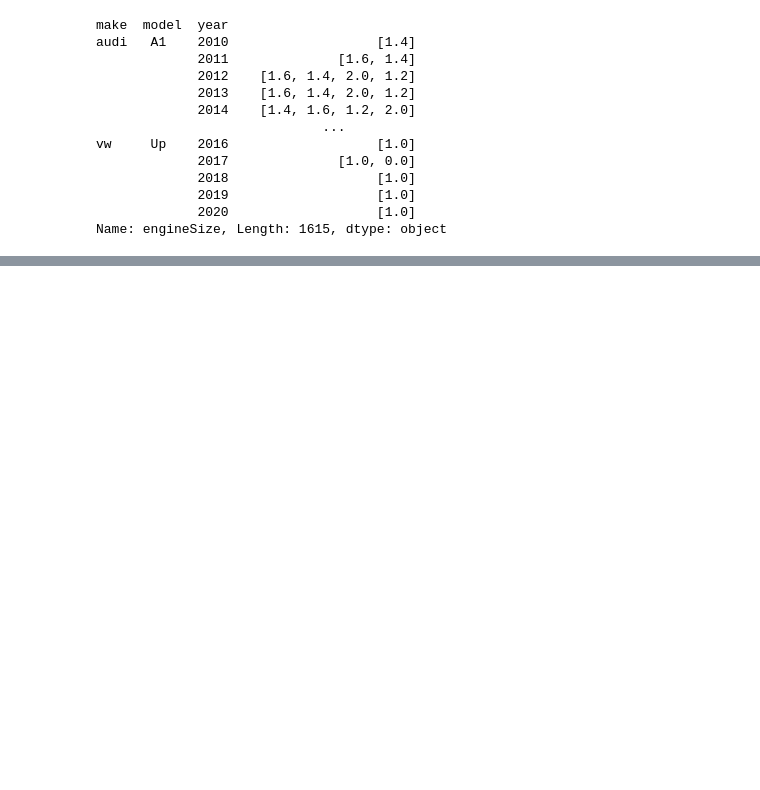
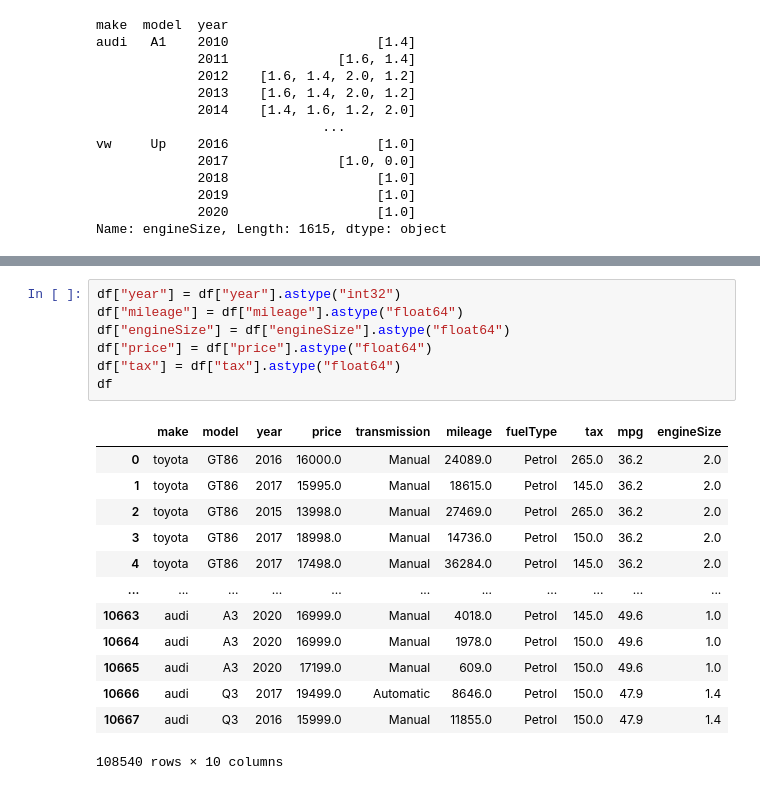
Before and after one commit to dietrujillo/ml_lab, a Jupyter notebook: lab1/notebooks/initial_exploratory_analysis.ipynb, the cells around one changed output, grey strips where cells are left out. Drawn from its saved outputs; the diff is of its cells as text; blank space fills up the shorter version.

```diff
--- a/lab1/notebooks/initial_exploratory_analysis.ipynb
+++ b/lab1/notebooks/initial_exploratory_analysis.ipynb
@@ -204,0 +223,21 @@ Name: engineSize, Length: 1615, dtype: object
+# %%
+df["year"] = df["year"].astype("int32")
+df["mileage"] = df["mileage"].astype("float64")
+df["engineSize"] = df["engineSize"].astype("float64")
+df["price"] = df["price"].astype("float64")
+df["tax"] = df["tax"].astype("float64")
+df
+# %% [output]
+|  | make | model | year | price | transmission | mileage | fuelType | tax | mpg | engineSize |
+| 0 | toyota | GT86 | 2016 | 16000.0 | Manual | 24089.0 | Petrol | 265.0 | 36.2 | 2.0 |
+| 1 | toyota | GT86 | 2017 | 15995.0 | Manual | 18615.0 | Petrol | 145.0 | 36.2 | 2.0 |
+| 2 | toyota | GT86 | 2015 | 13998.0 | Manual | 27469.0 | Petrol | 265.0 | 36.2 | 2.0 |
+| 3 | toyota | GT86 | 2017 | 18998.0 | Manual | 14736.0 | Petrol | 150.0 | 36.2 | 2.0 |
+| 4 | toyota | GT86 | 2017 | 17498.0 | Manual | 36284.0 | Petrol | 145.0 | 36.2 | 2.0 |
+| ... | ... | ... | ... | ... | ... | ... | ... | ... | ... | ... |
+| 10663 | audi | A3 | 2020 | 16999.0 | Manual | 4018.0 | Petrol | 145.0 | 49.6 | 1.0 |
+| 10664 | audi | A3 | 2020 | 16999.0 | Manual | 1978.0 | Petrol | 150.0 | 49.6 | 1.0 |
+| 10665 | audi | A3 | 2020 | 17199.0 | Manual | 609.0 | Petrol | 150.0 | 49.6 | 1.0 |
+| 10666 | audi | Q3 | 2017 | 19499.0 | Automatic | 8646.0 | Petrol | 150.0 | 47.9 | 1.4 |
+| 10667 | audi | Q3 | 2016 | 15999.0 | Manual | 11855.0 | Petrol | 150.0 | 47.9 | 1.4 |
+108540 rows × 10 columns
```
Also changed, not shown: parts of 5 cells of this notebook, 2 other files.
